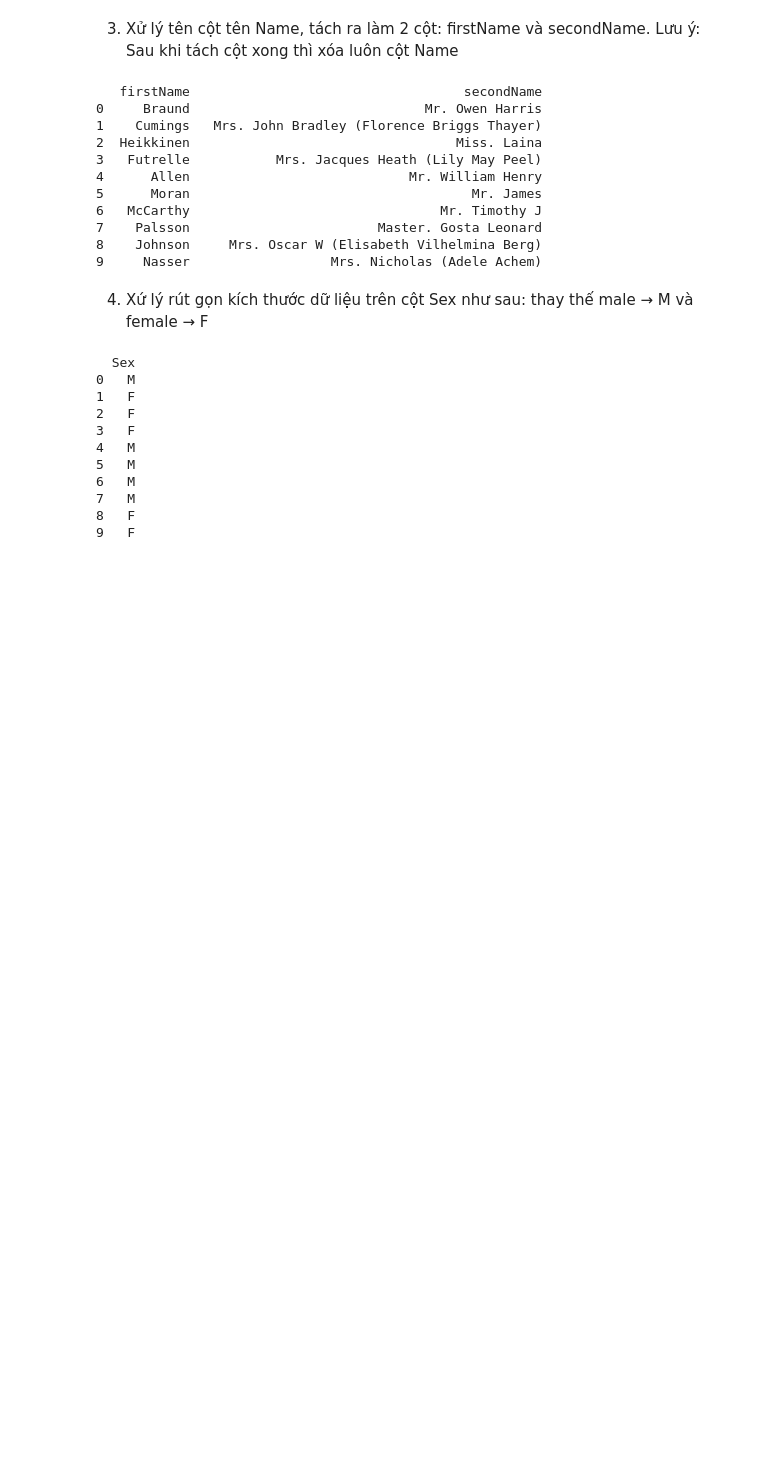
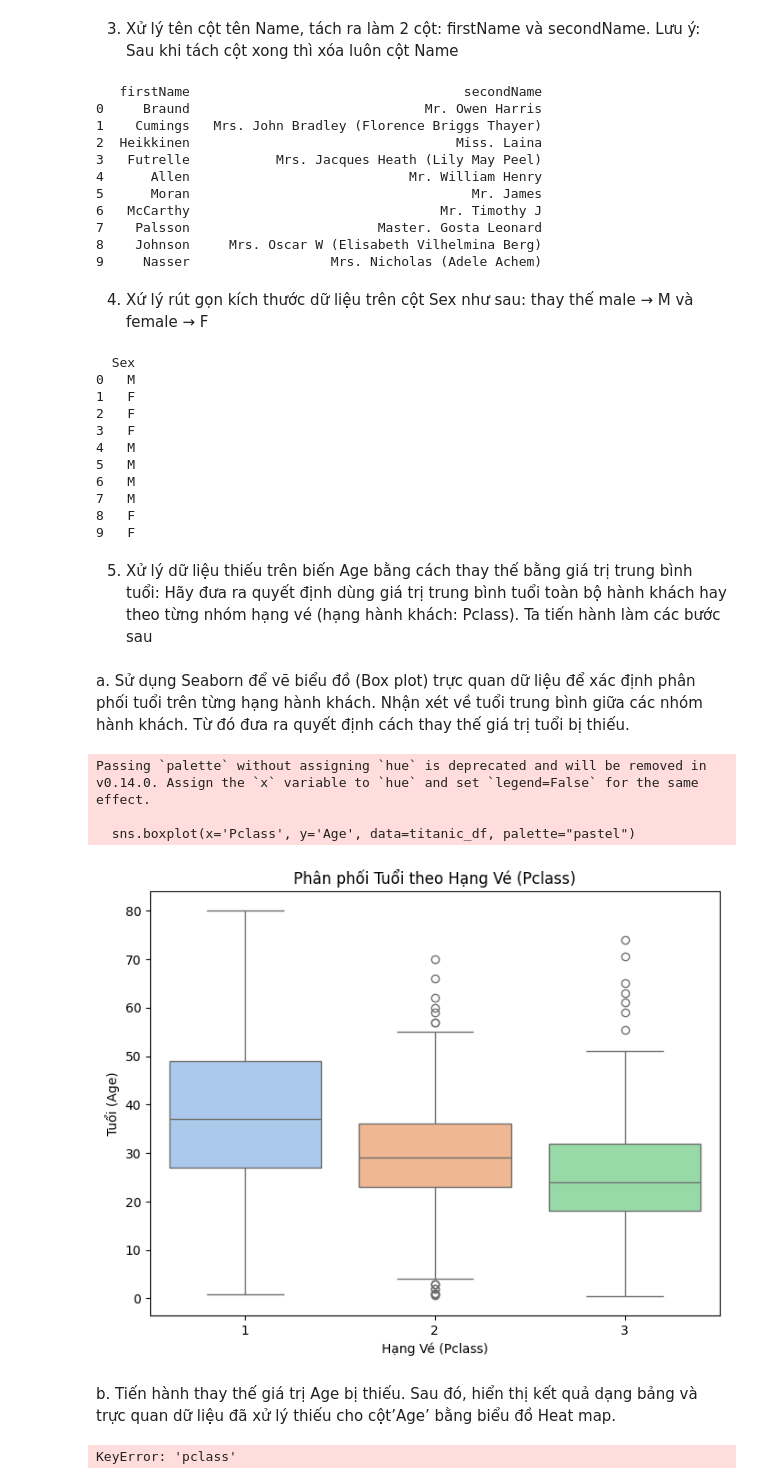
Before and after one commit to ysneef/Data-Analytics-and-Deep-Learning, a Jupyter notebook: 2174802010854-VoHuynhNhuY-Lab04/lab4.ipynb, the cells around one changed output. Saved outputs shown, nothing was run; the diff lists cells and outputs as text; code cells hidden in the pictures; blank space fills up the shorter version.

```diff
--- a/2174802010854-VoHuynhNhuY-Lab04/lab4.ipynb
+++ b/2174802010854-VoHuynhNhuY-Lab04/lab4.ipynb
@@ -118,3 +118,35 @@ print(titanic_df[['Sex']].head(10))
 7   M
 8   F
 9   F
+# %% [markdown]
+5. Xử lý dữ liệu thiếu trên biến Age bằng cách thay thế bằng giá trị trung bình tuổi: Hãy đưa ra quyết định dùng giá trị trung bình tuổi toàn bộ hành khách hay theo từng nhóm hạng vé (hạng hành khách: Pclass). Ta tiến hành làm các bước sau
+# %% [markdown]
+a. Sử dụng Seaborn để vẽ biểu đồ (Box plot) trực quan dữ liệu để xác định phân
+phối tuổi trên từng hạng hành khách. Nhận xét về tuổi trung bình giữa các nhóm
+hành khách. Từ đó đưa ra quyết định cách thay thế giá trị tuổi bị thiếu.
+# %%
+import seaborn as sns
+import matplotlib.pyplot as plt
+
+# Vẽ Box Plot để hiển thị phân phối tuổi theo từng hạng vé (Pclass)
+plt.figure(figsize=(8, 6))
+sns.boxplot(x='Pclass', y='Age', data=titanic_df, palette="pastel")
+
+# Thêm tiêu đề và nhãn trục
+plt.title("Phân phối Tuổi theo Hạng Vé (Pclass)")
+plt.xlabel("Hạng Vé (Pclass)")
+plt.ylabel("Tuổi (Age)")
+
+# Hiển thị biểu đồ
+plt.show()
+# %% [output]
+Passing `palette` without assigning `hue` is deprecated and will be removed in v0.14.0. Assign the `x` variable to `hue` and set `legend=False` for the same effect.
+
+  sns.boxplot(x='Pclass', y='Age', data=titanic_df, palette="pastel")
+[figure, added]
+# %% [markdown]
+b. Tiến hành thay thế giá trị Age bị thiếu. Sau đó, hiển thị kết quả dạng bảng và trực quan dữ liệu đã xử lý thiếu cho cột’Age’ bằng biểu đồ Heat map.
+# %%
+titanic_df["Age"][titanic_df["pclass"] == 1] = titanic_df["Age"][titanic_df["pclass"] == 1].fillna(titanic_df["Age"][titanic_df["pclass"] == 1].median(), inplace=False)
+# %% [output]
+KeyError: 'pclass'
```
Also changed, not shown: parts of 10 cells of this notebook.
